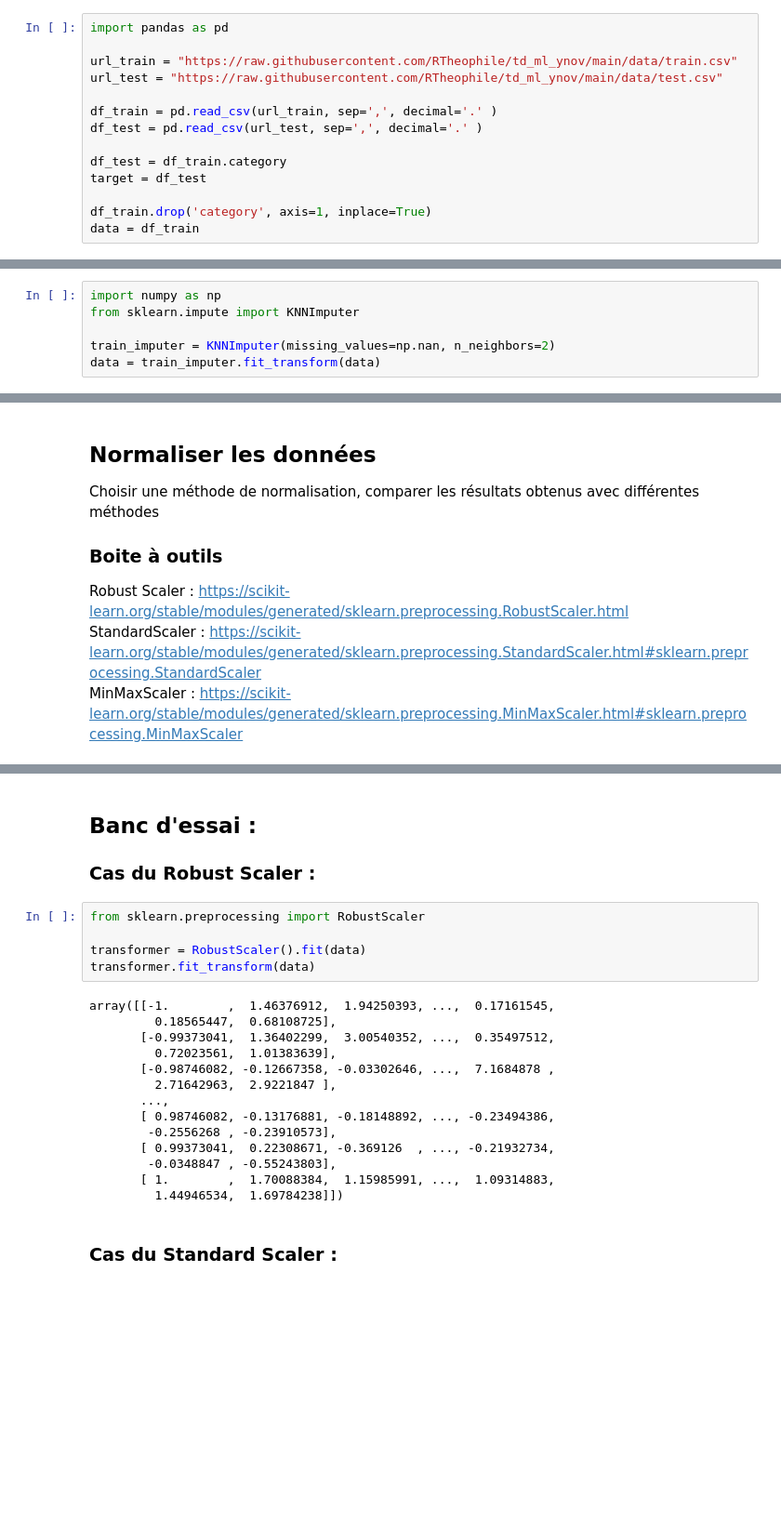
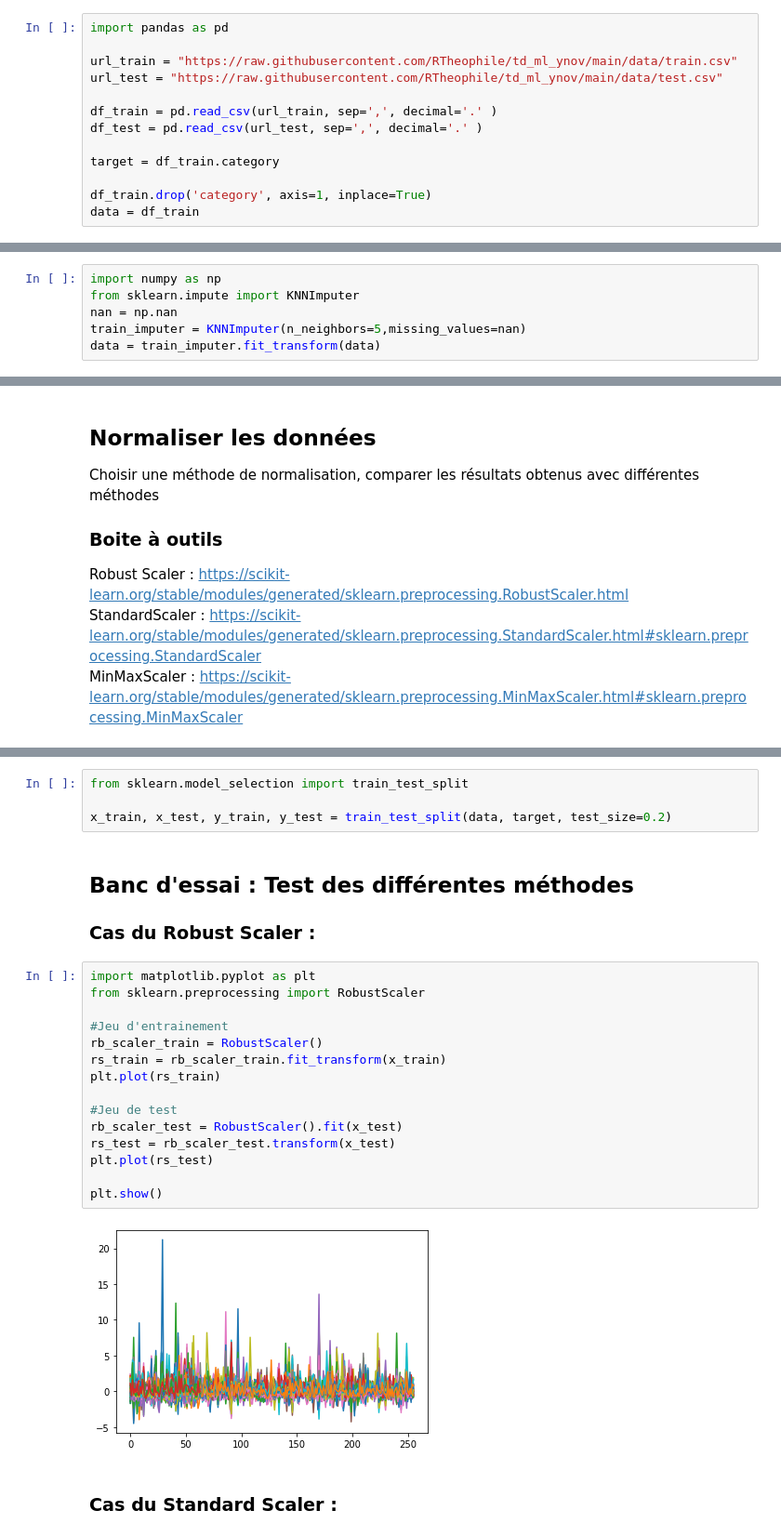
Before and after one commit to SebastienFour/TD-de-machine-Learning-Cat-gorisation-musicale_FOUR_Sebastien_LECOMTE_LOUIS, a Jupyter notebook: TD_ML_FOUR_LECOMTE.ipynb, the cells around one changed output, grey strips where cells are left out. Shown at 93% size. Drawn from its saved outputs; the diff is of its cells as text; blank space fills up the shorter version.

```diff
--- a/TD_ML_FOUR_LECOMTE.ipynb
+++ b/TD_ML_FOUR_LECOMTE.ipynb
@@ -38,8 +38,7 @@ url_test = "https://raw.githubusercontent.com/RTheophile/td_ml_ynov/main/data/te
 df_train = pd.read_csv(url_train, sep=',', decimal='.' )
 df_test = pd.read_csv(url_test, sep=',', decimal='.' )
 
-df_test = df_train.category
-target = df_test
+target = df_train.category
 
 df_train.drop('category', axis=1, inplace=True)
 data = df_train
@@ -106,6 +116,6 @@ data.head(10)
 # %%
 import numpy as np
 from sklearn.impute import KNNImputer
-
-train_imputer = KNNImputer(missing_values=np.nan, n_neighbors=2)
+nan = np.nan
+train_imputer = KNNImputer(n_neighbors=5,missing_values=nan)
 data = train_imputer.fit_transform(data)
@@ -133,25 +145,27 @@ https://scikit-learn.org/stable/modules/generated/sklearn.preprocessing.MinMaxSc
+# %%
+from sklearn.model_selection import train_test_split
+
+x_train, x_test, y_train, y_test = train_test_split(data, target, test_size=0.2)
 # %% [markdown]
-## Banc d'essai :
+## Banc d'essai : Test des différentes méthodes
 
 ### Cas du Robust Scaler :
-# %%
-from sklearn.preprocessing import RobustScaler
-
-transformer = RobustScaler().fit(data)
-transformer.fit_transform(data)
-# %% [output]
-array([[-1.        ,  1.46376912,  1.94250393, ...,  0.17161545,
-         0.18565447,  0.68108725],
-       [-0.99373041,  1.36402299,  3.00540352, ...,  0.35497512,
-         0.72023561,  1.01383639],
-       [-0.98746082, -0.12667358, -0.03302646, ...,  7.1684878 ,
-         2.71642963,  2.9221847 ],
-       ...,
-       [ 0.98746082, -0.13176881, -0.18148892, ..., -0.23494386,
-        -0.2556268 , -0.23910573],
-       [ 0.99373041,  0.22308671, -0.369126  , ..., -0.21932734,
-        -0.0348847 , -0.55243803],
-       [ 1.        ,  1.70088384,  1.15985991, ...,  1.09314883,
-         1.44946534,  1.69784238]])
+# %%
+import matplotlib.pyplot as plt
+from sklearn.preprocessing import RobustScaler
+
+#Jeu d'entrainement
+rb_scaler_train = RobustScaler()
+rs_train = rb_scaler_train.fit_transform(x_train)
+plt.plot(rs_train)
+
+#Jeu de test
+rb_scaler_test = RobustScaler().fit(x_test)
+rs_test = rb_scaler_test.transform(x_test)
+plt.plot(rs_test)
+
+plt.show()
+# %% [output]
+[figure, added]
 # %% [markdown]
 ### Cas du Standard Scaler :
```
Also changed, not shown: parts of 46 cells of this notebook, 1 other file.
